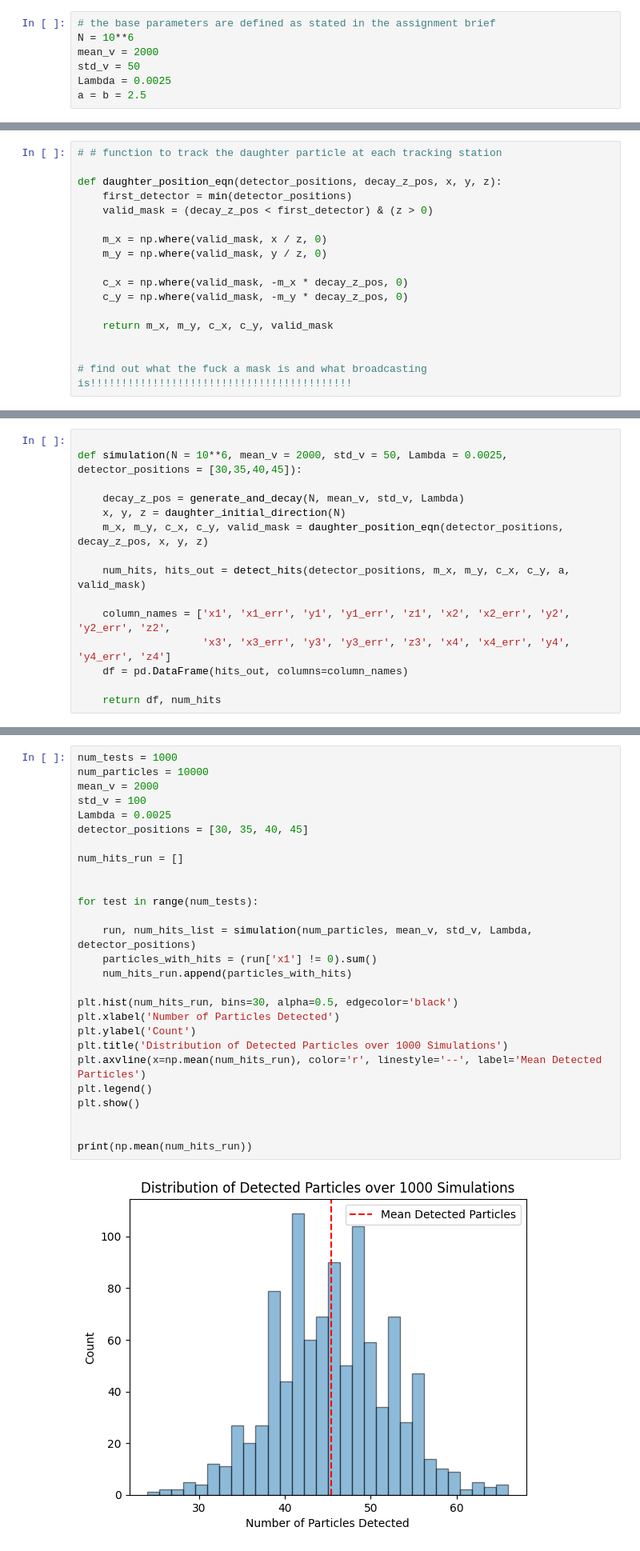
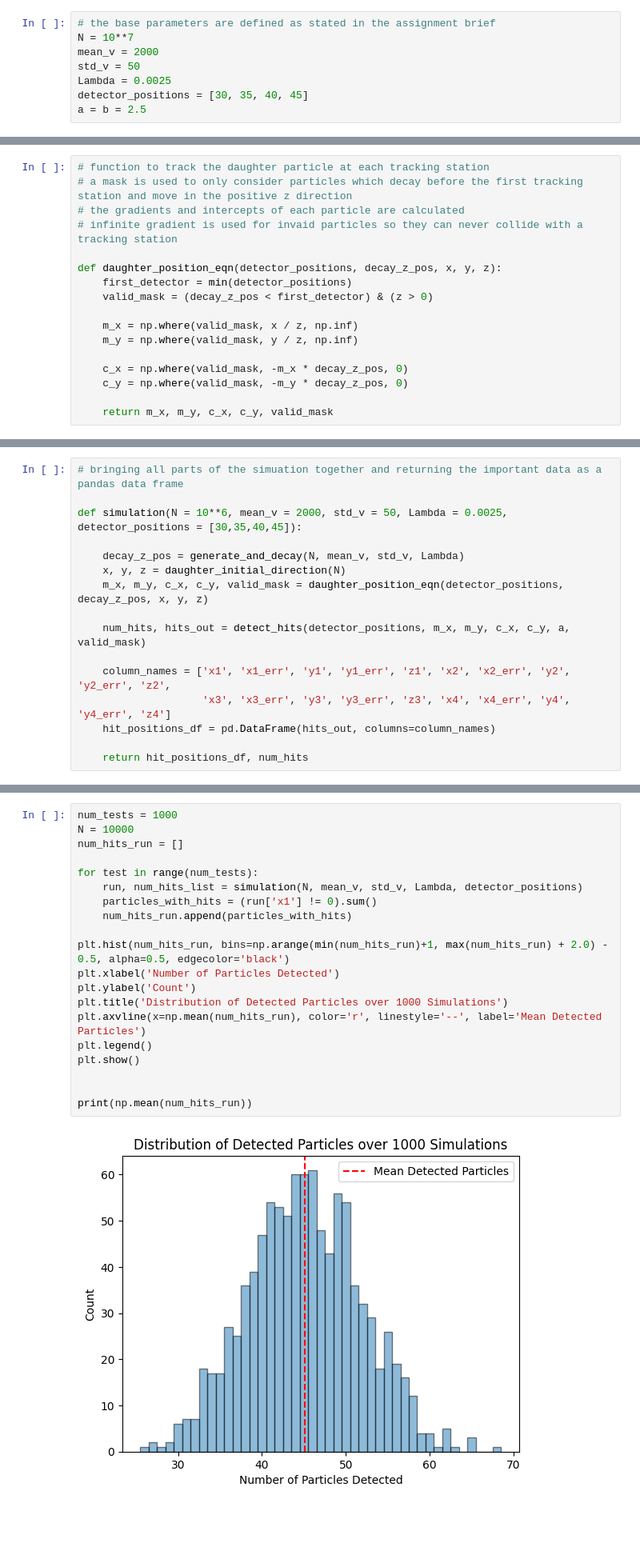
Before and after one commit to jpjharg/Coding-and-ML-year3, a Jupyter notebook: TB1/Project 1 - Option B.ipynb, the cells around one changed output, grey strips where cells are left out. Shown at 80% size. Saved outputs shown, nothing was run; the diff lists cells and outputs as text; blank space fills up the shorter version.

```diff
--- a/TB1/Project 1 - Option B.ipynb
+++ b/TB1/Project 1 - Option B.ipynb
@@ -14,10 +14,11 @@ from scipy.integrate import quad
 from IPython.display import Markdown
 # %%
 # the base parameters are defined as stated in the assignment brief
-N = 10**6
+N = 10**7
 mean_v = 2000
 std_v = 50
 Lambda = 0.0025
+detector_positions = [30, 35, 40, 45]
 a = b = 2.5
 # %% [markdown]
 These first two functions create and decay a single particle according to the parameters given. $z$-velocity is drawn from a normal distributionn while decay time is drawn from an exponential distribution.
@@ -137,17 +142,17 @@ The code in the cell below tests the output of the daughter_initial_direction fu
 # %%
-# # function to track the daughter particle at each tracking station
+# function to track the daughter particle at each tracking station
+# a mask is used to only consider particles which decay before the first tracking station and move in the positive z direction
+# the gradients and intercepts of each particle are calculated
+# infinite gradient is used for invaid particles so they can never collide with a tracking station
 
 def daughter_position_eqn(detector_positions, decay_z_pos, x, y, z):
     first_detector = min(detector_positions)
     valid_mask = (decay_z_pos < first_detector) & (z > 0)
 
-    m_x = np.where(valid_mask, x / z, 0)
-    m_y = np.where(valid_mask, y / z, 0)
+    m_x = np.where(valid_mask, x / z, np.inf)
+    m_y = np.where(valid_mask, y / z, np.inf)
 
     c_x = np.where(valid_mask, -m_x * decay_z_pos, 0)
     c_y = np.where(valid_mask, -m_y * decay_z_pos, 0)
 
     return m_x, m_y, c_x, c_y, valid_mask
-
-
-# find out what the fuck a mask is and what broadcasting is!!!!!!!!!!!!!!!!!!!!!!!!!!!!!!!!!!!!!!!!!!
@@ -199,4 +204,5 @@ def detect_hits(detector_positions, m_x, m_y, c_x, c_y, a, valid_mask):
 # %%
+# bringing all parts of the simuation together and returning the important data as a pandas data frame
 
 def simulation(N = 10**6, mean_v = 2000, std_v = 50, Lambda = 0.0025, detector_positions = [30,35,40,45]):
 
@@ -208,9 +214,9 @@ def simulation(N = 10**6, mean_v = 2000, std_v = 50, Lambda = 0.0025, detector_p
 
     column_names = ['x1', 'x1_err', 'y1', 'y1_err', 'z1', 'x2', 'x2_err', 'y2', 'y2_err', 'z2',
                     'x3', 'x3_err', 'y3', 'y3_err', 'z3', 'x4', 'x4_err', 'y4', 'y4_err', 'z4']
-    df = pd.DataFrame(hits_out, columns=column_names)
+    hit_positions_df = pd.DataFrame(hits_out, columns=column_names)
 
-    return df, num_hits
+    return hit_positions_df, num_hits
 # %% [markdown]
 With all of the different parts of the simulation defined above, we can call the simulation function and visualise the results.
 # %%
@@ -288,30 +296,23 @@ plt.hist(num_hits_list, bins=np.arange(min(num_hits_list)+1, max(num_hits_list)
 This histogram display of the number of hits by each particle which is leaning heavily towards one. As
 # %%
 num_tests = 1000
-num_particles = 10000
-mean_v = 2000
-std_v = 100
-Lambda = 0.0025
-detector_positions = [30, 35, 40, 45]
-
+N = 10000
 num_hits_run = []
 
-
 for test in range(num_tests):
-
-    run, num_hits_list = simulation(num_particles, mean_v, std_v, Lambda, detector_positions)
+    run, num_hits_list = simulation(N, mean_v, std_v, Lambda, detector_positions)
     particles_with_hits = (run['x1'] != 0).sum()
     num_hits_run.append(particles_with_hits)
 
-plt.hist(num_hits_run, bins=30, alpha=0.5, edgecolor='black')
+plt.hist(num_hits_run, bins=np.arange(min(num_hits_run)+1, max(num_hits_run) + 2.0) - 0.5, alpha=0.5, edgecolor='black')
 plt.xlabel('Number of Particles Detected')
 plt.ylabel('Count')
 plt.title('Distribution of Detected Particles over 1000 Simulations')
 plt.axvline(x=np.mean(num_hits_run), color='r', linestyle='--', label='Mean Detected Particles')
 plt.legend()
 plt.show()
 
 
 print(np.mean(num_hits_run))
 # %% [output]
-[figure, old version]
+[figure, new version]
```
Also changed, not shown: parts of 15 cells of this notebook.
